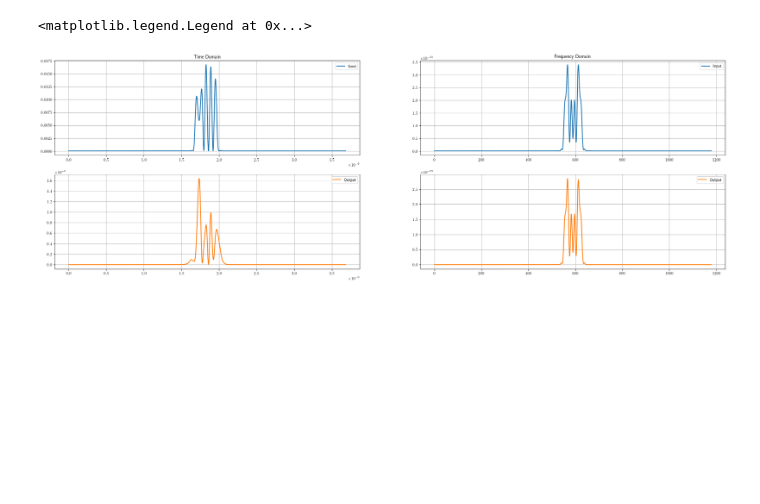
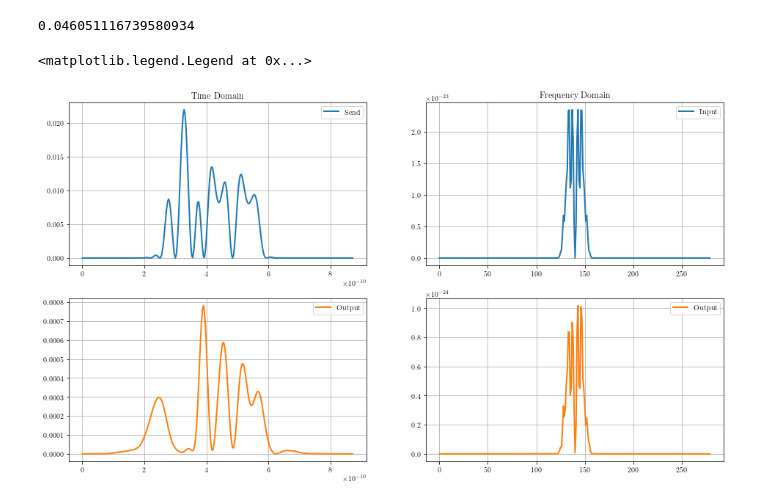
Before and after one commit to domrim/bachelorarbeit-code, a Jupyter notebook: jupyter-notebooks/tests.ipynb, the cells around one changed output. Saved outputs shown, nothing was run; the diff lists cells and outputs as text; code cells hidden in the pictures; blank space fills up the shorter version.

```diff
--- a/jupyter-notebooks/tests.ipynb
+++ b/jupyter-notebooks/tests.ipynb
@@ -9,10 +9,12 @@ DEBUG = True
 # showing figures inline
 %matplotlib inline
 # plotting options
-font = {'size': 12}
-figure_size = (30, 20)
-plt.rc('font', **font)
-plt.rc('text', usetex=True)
+figure_size = (16, 9)
+plt.rcParams.update({
+    'font.family': 'serif',
+    'text.usetex': True,
+    'pgf.rcfonts': False,
+})
 # %%
 # parameters of the filters
 f_symbol = 32e9  # symbol rate (Baud) (Symbols per second)
@@ -112,44 +117,40 @@ Text(0.5, 1.0, 'Modulation Gaus')
 # %%
 # Transmission
 z_length = 70  # [km]
 nz = 10  # steps
 dz = z_length / nz  # [km]
 
 alpha = 0.2 # Dämpfung [dB/km]
+alpha_neu = alpha/4.343
+print(alpha_neu)
 D = 17  # [ps/nm/km]
 beta2 = - (D * np.square(1550e-9)) / (2 * np.pi * 3e8) * 1e-3 # [s^2/km] propagation constant, lambda=1550nm is standard single-mode wavelength
 gamma = 1.3 # [1/W/km]
 
-send = zeroing(send_rc, 50 * int(1/f_symbol/t_sample_rc))
+send = zeroing(send_rc, 5 * int(1/f_symbol/t_sample_rc))
 
-output = splitstepfourier(send, t_sample_rc, int(z_length/10), 10, alpha, beta2, gamma)
+output = splitstepfourier(send, t_sample_rc, int(z_length/10), 10, alpha_neu, beta2, gamma)
 
-fig4 = plt.figure(figsize=figure_size)
-sbplt41 = fig4.add_subplot(421)
-sbplt41.plot(np.arange(send.size)*t_sample_rc, np.square(abs(send)), linewidth=2.0, label='Send')
+fig4, ax4 = plt.subplots(2,2, figsize=figure_size)
 
-sbplt41.grid(True)
-sbplt41.set_title('Time Domain')
-sbplt41.legend(loc='upper right')
+ax4[0][0].plot(np.arange(send.size)*t_sample_rc, np.square(abs(send)), linewidth=2.0, label='Send')
+ax4[0][0].grid(True)
+ax4[0][0].set_title('Time Domain')
+ax4[0][0].legend(loc='upper right')
 
-sbplt43 = fig4.add_subplot(423)
-sbplt43.plot(np.arange(output.size)*t_sample_rc, np.square(abs(output)), linewidth=2.0, label='Output', color='tab:orange')
+ax4[1][0].plot(np.arange(output.size)*t_sample_rc, np.square(abs(output)), linewidth=2.0, label='Output', color='tab:orange')
+ax4[1][0].grid(True)
+ax4[1][0].legend(loc='upper right')
 
-sbplt43.grid(True)
-sbplt43.legend(loc='upper right')
+ax4[0][1].plot(np.fft.fftshift(np.square(abs(t_sample_gaussian*np.fft.fft(send)/np.sqrt(2*np.pi)))), linewidth=2.0, label='Input')
+ax4[0][1].grid(True)
+ax4[0][1].set_title('Frequency Domain')
+ax4[0][1].legend(loc='upper right')
 
-sbplt42 = fig4.add_subplot(422)
-sbplt42.plot(np.fft.fftshift(np.square(abs(t_sample_gaussian*np.fft.fft(send)/np.sqrt(2*np.pi)))), linewidth=2.0, label='Input')
-
-sbplt42.grid(True)
-sbplt42.set_title('Frequency Domain')
-sbplt42.legend(loc='upper right')
-
-sbplt44 = fig4.add_subplot(424)
-sbplt44.plot(np.fft.fftshift(np.square(abs(t_sample_gaussian*np.fft.fft(output)/np.sqrt(2*np.pi)))), linewidth=2.0, label='Output', color='tab:orange')
-
-sbplt44.grid(True)
-sbplt44.legend(loc='upper right')
+ax4[1][1].plot(np.fft.fftshift(np.square(abs(t_sample_gaussian*np.fft.fft(output)/np.sqrt(2*np.pi)))), linewidth=2.0, label='Output', color='tab:orange')
+ax4[1][1].grid(True)
+ax4[1][1].legend(loc='upper right')
 # %% [output]
-<matplotlib.legend.Legend at 0x...>
+0.046051116739580934
+<matplotlib.legend.Legend at 0x...>
-[figure, old version]
+[figure, new version]
```
Also changed, not shown: parts of 3 cells of this notebook, 1 other file.
